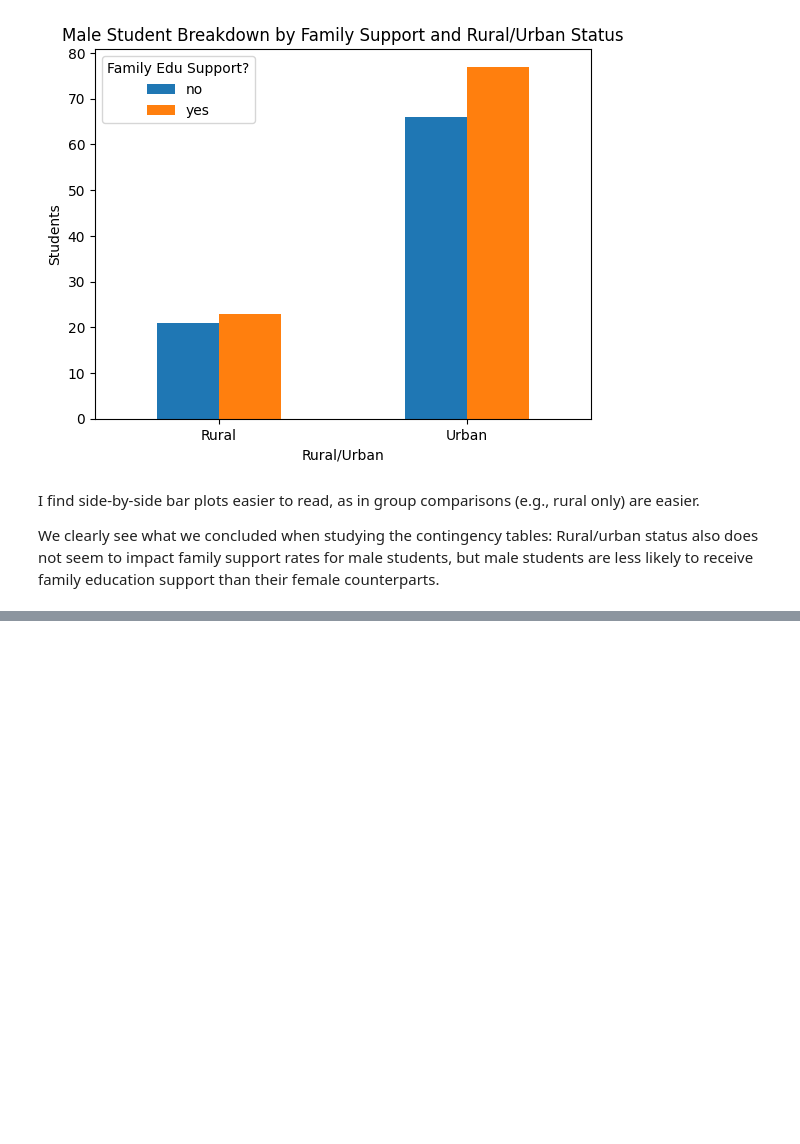
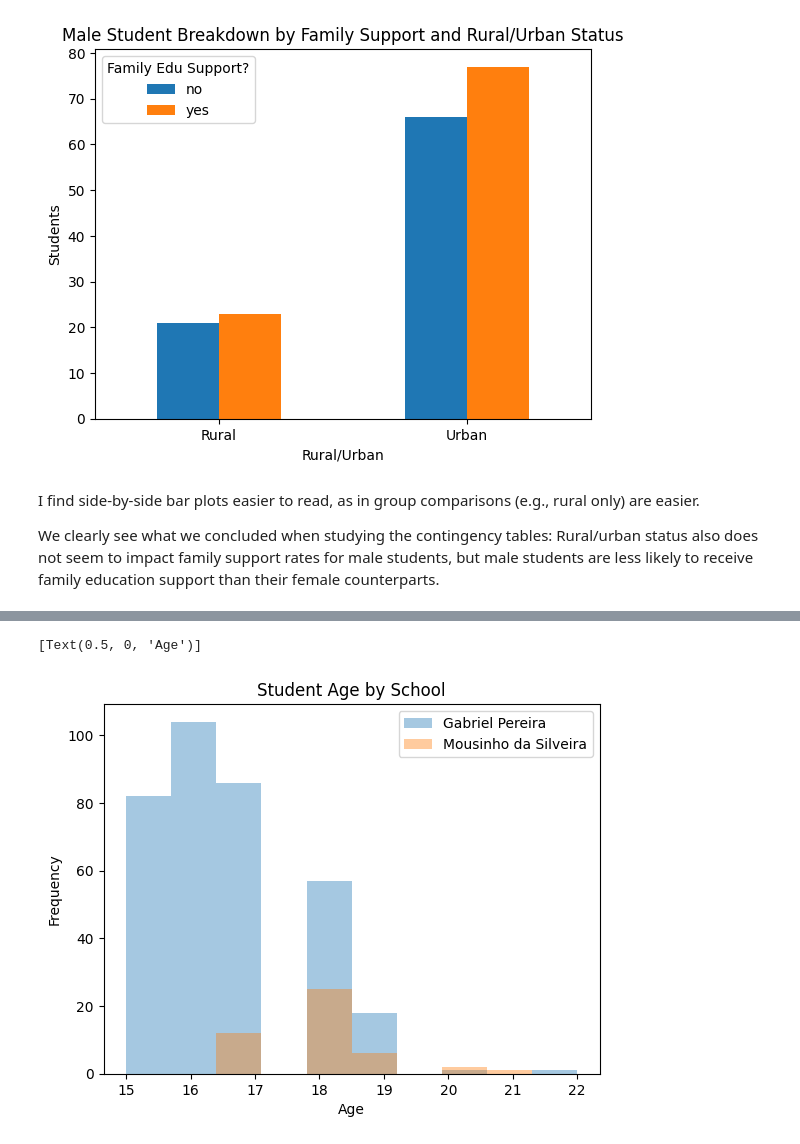
Before and after one commit to jccrews256/Final-Project, a Jupyter notebook: Homework 4.ipynb, the cells around one changed output, grey strips where cells are left out. Saved outputs shown, nothing was run; the diff lists cells and outputs as text; code cells hidden in the pictures; blank space fills up the shorter version.

```diff
--- a/Homework 4.ipynb
+++ b/Homework 4.ipynb
@@ -431,0 +483,18 @@ Let's visually explore some of the numeric variables. To start, let's generate c
+# %%
+# Extracting the age series for each school
+age_gp = student_data.loc[student_data.school == "Gabriel Pereira", "age"]
+age_ms = student_data.loc[student_data.school == "Mousinho da Silveira", "age"]
+
+# Making the two series the same length before zipping
+age_ms = pd.concat([age_ms, pd.Series([np.nan for _ in range(len(age_gp) - len(age_ms))])])
+
+# Creating the dataframe for plotting
+plotting_df_age = pd.DataFrame(zip(age_gp, age_ms),
+                           columns = ["Gabriel Pereira", "Mousinho da Silveira"])
+
+# Generating the plot
+plotting_df_age.plot.hist(alpha = 0.4, title = "Student Age by School") \
+    .set(xlabel = "Age")
+# %% [output]
+[Text(0.5, 0, 'Age')]
+[figure, added]
```
Also changed, not shown: parts of 19 cells of this notebook.
